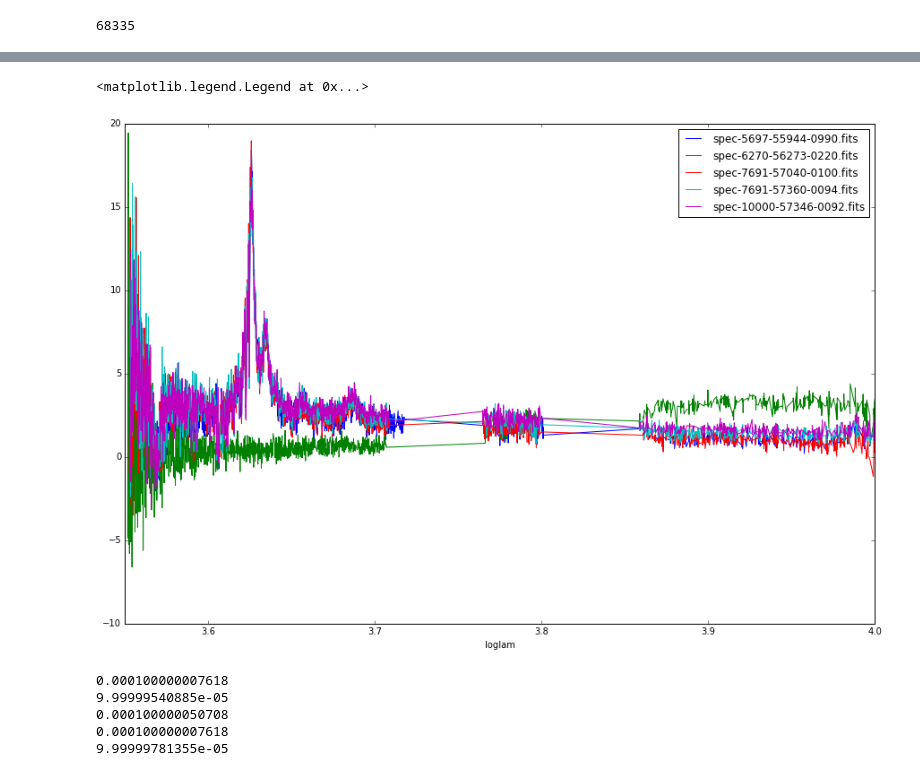
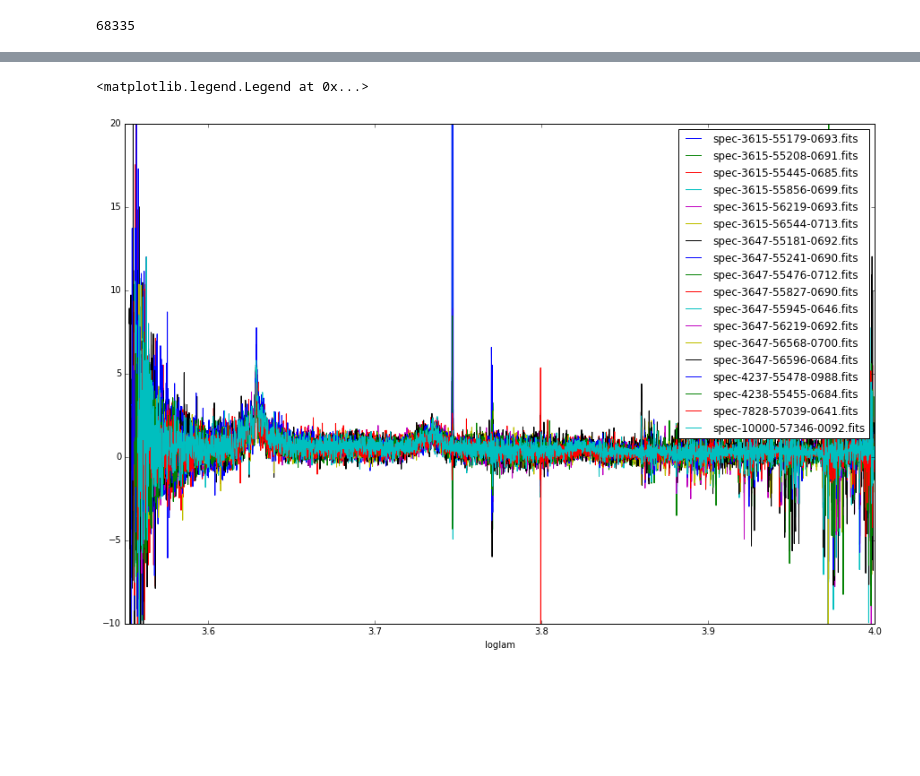
Before and after one commit to slosar/ForetFusion, a Jupyter notebook: sdss_catalog.ipynb, the cells around one changed output, grey strips where cells are left out. Saved outputs shown, nothing was run; the diff lists cells and outputs as text; code cells hidden in the pictures; blank space fills up the shorter version.

```diff
--- a/sdss_catalog.ipynb
+++ b/sdss_catalog.ipynb
@@ -233,0 +211,3 @@ EXPID14 = 'r1-00152416-00152413-00152412'
+# %%
+thing_id = 106369646
+all_qso.query('THING_ID == %s'%(thing_id))
@@ -233,0 +234,8 @@ EXPID14 = 'r1-00152416-00152413-00152412'
+# %%
+plates = list(all_qso.query('THING_ID == %s'%(thing_id))['PLATE'].values)
+mjds = list(all_qso.query('THING_ID == %s'%(thing_id))['MJD'].values)
+fiberids = list(all_qso.query('THING_ID == %s'%(thing_id))['FIBERID'].values)
+# %%
+files = ['spec-%s-%s-%s.fits'%(plate,mjd,str(fiberid).zfill(4)) for plate,mjd,fiberid in zip(plates,mjds,fiberids)]
+plate_n = ['%s'%(plate) for plate in plates]
+print files, plate_n
@@ -239,7 +252,6 @@ def read_flux(files):
     df = pd.DataFrame(d)
     return df
 # %%
-files =(files_1, files_2, files_3, files_4, files_5)
 dt_s=[]
 for l in files:
         dt_x = read_flux(l).set_index('loglam')
@@ -262,26 +274,20 @@ mask[1].head()
 # %%
 fig = plt.figure(figsize = (15, 10))
 xlimits = [3.55,4]
 ylimits = [-10,20]
-for i in range(4):
-    mask[i]['flux'].plot(label=files[i])
-mask[4]['flux'].plot(xlim=xlimits, ylim=ylimits, label=files_5)
+for i in range(len(files)):
+    dt_s[i]['flux'].plot(label=files[i])
+dt_s[4]['flux'].plot(xlim=xlimits, ylim=ylimits, label=files_5)
 plt.legend(loc='best')
 # %% [output]
 <matplotlib.legend.Legend at 0x...>
-[figure, old version]
+[figure, new version]
 # %%
 #print [len(mask[i]) for i in range(5)]
 #for i in range(5):
 #    print (mask[i].index.values.min()- mask[i].index.values.max())/len(mask[i])
-for i in range(5):
-    x=dt_s[i].index.values
-
-    print (x[-1]-x[0])/(len(x)-1)
+#for i in range(len(files)):
+#    x=dt_s[i].index.values
+    #print(len(x))
+    #print (x[-1]-x[0])/(len(x)-1)
-# %% [output]
-0.000100000007618
-9.99999540885e-05
-0.000100000050708
-0.000100000007618
-9.99999781355e-05
 # %%
```
Also changed, not shown: parts of 33 cells of this notebook.
